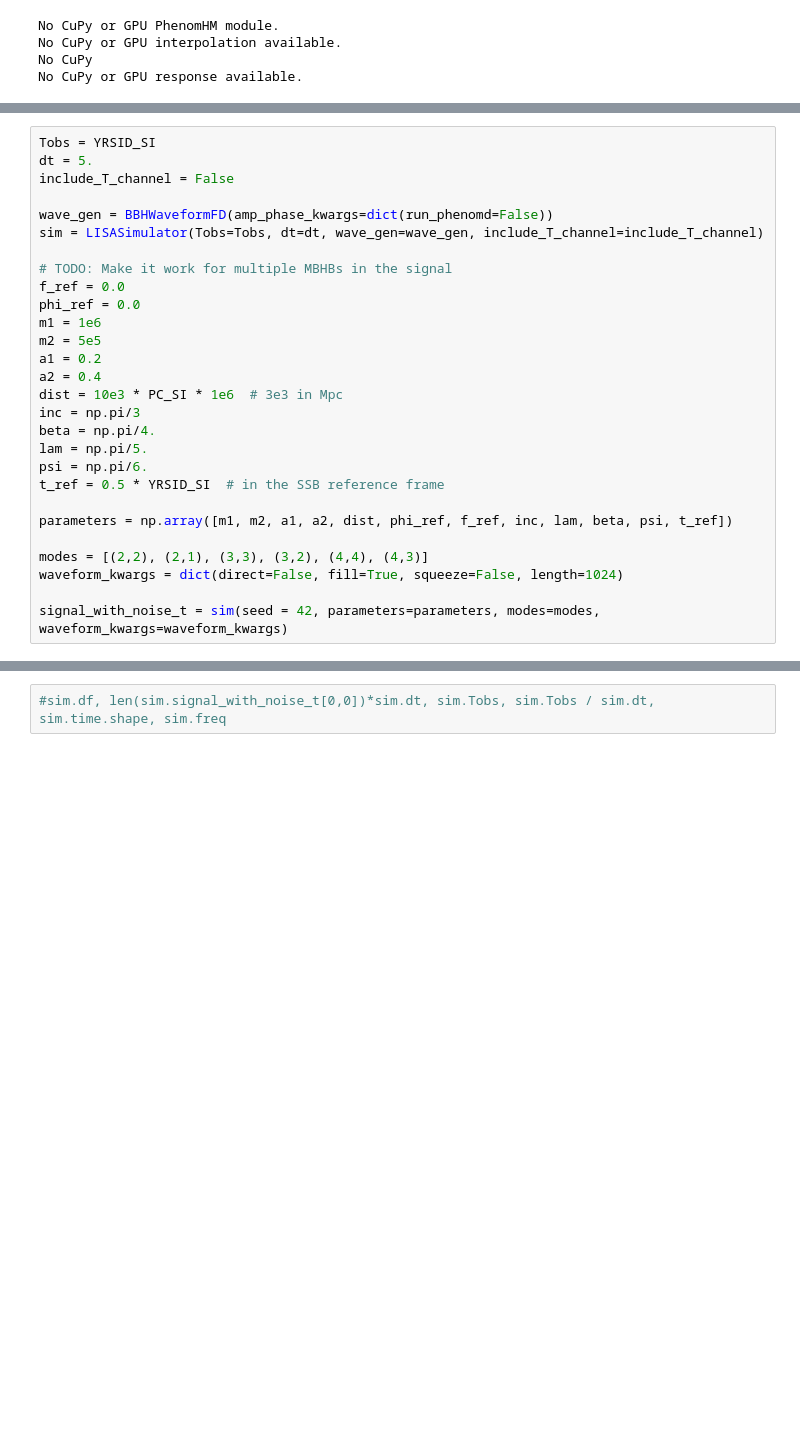
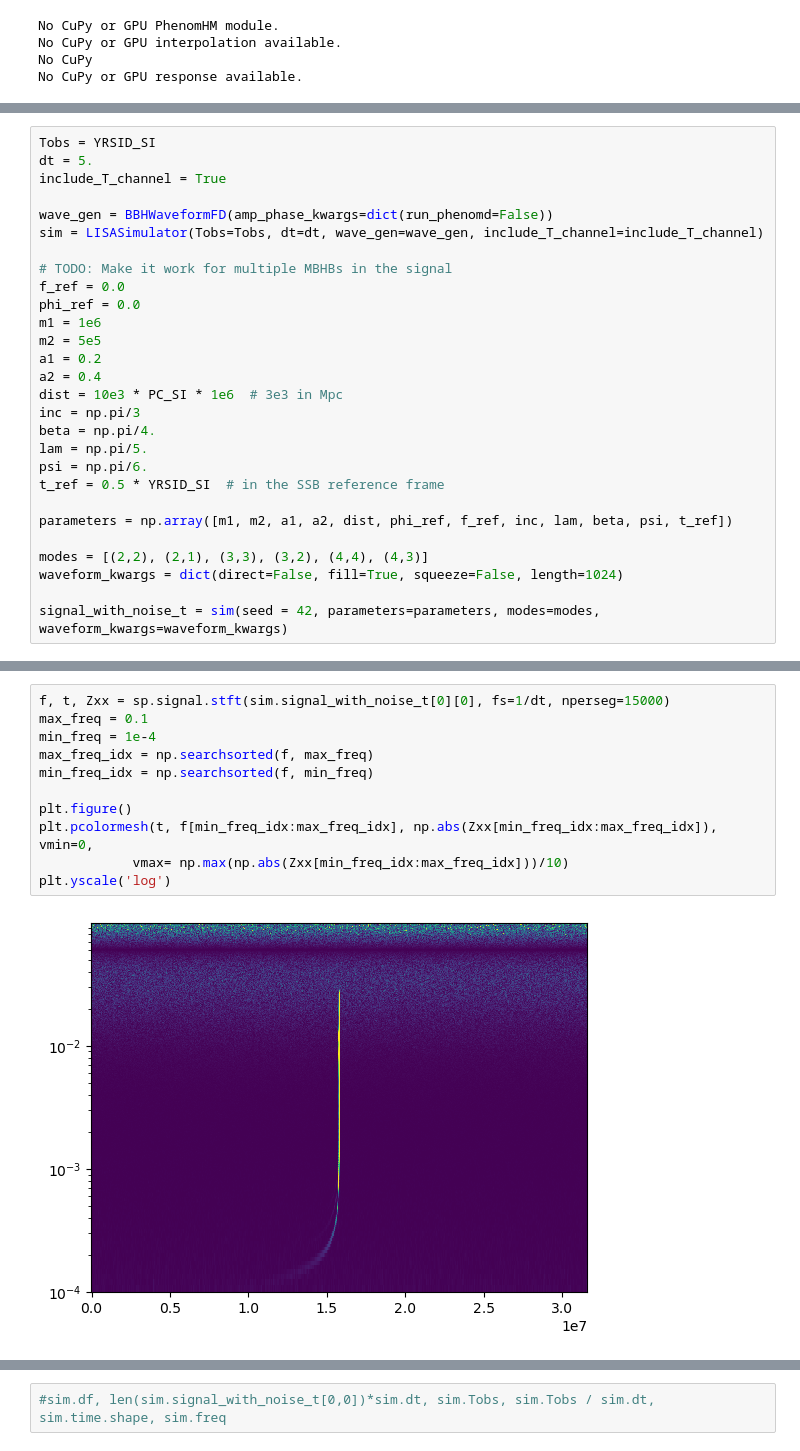
Before and after one commit to manishprasad0/LISA_Master_Thesis, a Jupyter notebook: time_freq.ipynb, the cells around one changed output, grey strips where cells are left out. Saved outputs shown, nothing was run; the diff lists cells and outputs as text; blank space fills up the shorter version.

Commit message:
fixed plots. only works with one injected signal

```diff
--- a/time_freq.ipynb
+++ b/time_freq.ipynb
@@ -27,7 +25,7 @@ Generating Simulated LISA data with colored noise and MBHB signal(s)
 # %%
 Tobs = YRSID_SI
 dt = 5.
-include_T_channel = False
+include_T_channel = True
 
 wave_gen = BBHWaveformFD(amp_phase_kwargs=dict(run_phenomd=False))
 sim = LISASimulator(Tobs=Tobs, dt=dt, wave_gen=wave_gen, include_T_channel=include_T_channel)
@@ -57,3 +75,16 @@ signal_with_noise_t = sim(seed = 42, parameters=parameters, modes=modes, wavefor
+# %%
+f, t, Zxx = sp.signal.stft(sim.signal_with_noise_t[0][0], fs=1/dt, nperseg=15000)
+max_freq = 0.1
+min_freq = 1e-4
+max_freq_idx = np.searchsorted(f, max_freq)
+min_freq_idx = np.searchsorted(f, min_freq)
+
+plt.figure()
+plt.pcolormesh(t, f[min_freq_idx:max_freq_idx], np.abs(Zxx[min_freq_idx:max_freq_idx]), vmin=0,
+            vmax= np.max(np.abs(Zxx[min_freq_idx:max_freq_idx]))/10)
+plt.yscale('log')
+# %% [output]
+[figure, added]
 # %%
 snr_from_lisatools = sim.SNR_optimal_lisatools()
 snr_my_code = sim.SNR_optimal()
```
Also changed, not shown: parts of 16 cells of this notebook, 2 other files.
